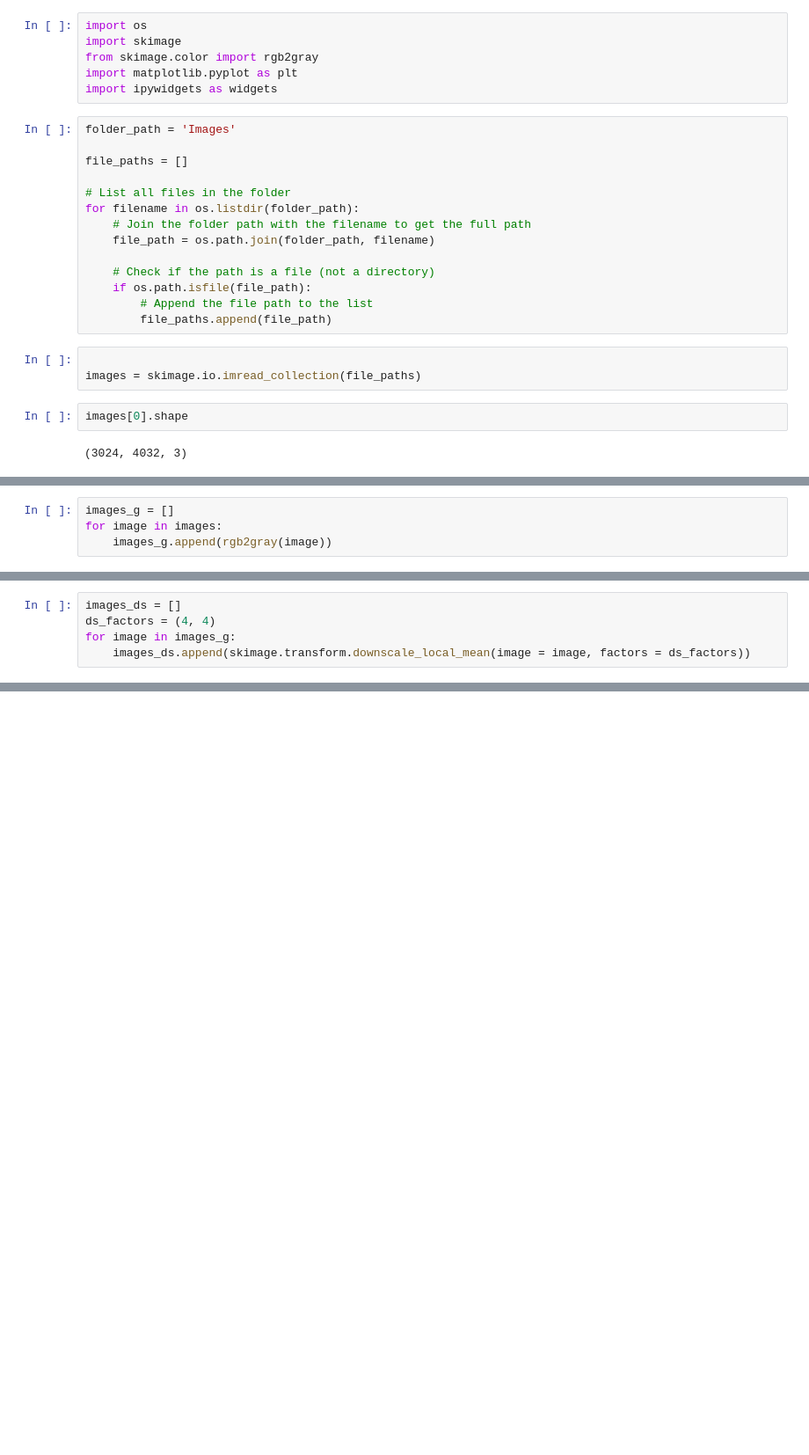
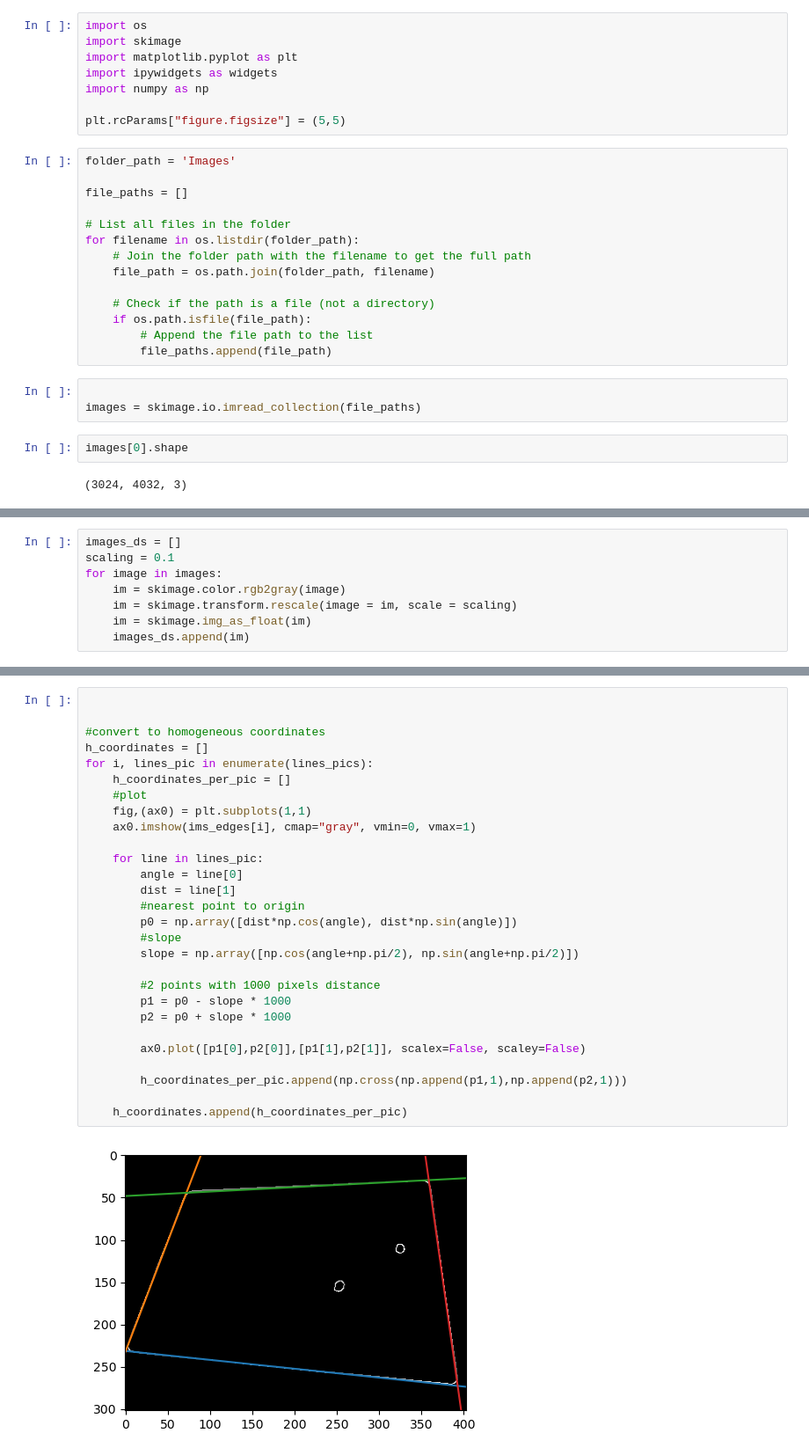
Before and after one commit to dudomatik/comp_vis, a Jupyter notebook: HW/Homework.ipynb, the cells around one changed output, grey strips where cells are left out. Shown: that part at 88% size. Saved outputs shown, nothing was run; the diff lists cells and outputs as text; blank space fills up the shorter version.

Commit message:
hw hough lines and homogeneous coordinates

```diff
--- a/HW/Homework.ipynb
+++ b/HW/Homework.ipynb
@@ -3,9 +3,11 @@
 # %%
 import os
 import skimage
-from skimage.color import rgb2gray
 import matplotlib.pyplot as plt
 import ipywidgets as widgets
+import numpy as np
+
+plt.rcParams["figure.figsize"] = (5,5)
 # %%
 folder_path = 'Images'
 
@@ -32,4 +33,0 @@ images[0].shape
-# %%
-images_g = []
-for image in images:
-    images_g.append(rgb2gray(image))
@@ -48,8 +34,11 @@ images_g[0].shape
 # %%
 images_ds = []
-ds_factors = (4, 4)
-for image in images_g:
-    images_ds.append(skimage.transform.downscale_local_mean(image = image, factors = ds_factors))
+scaling = 0.1
+for image in images:
+    im = skimage.color.rgb2gray(image)
+    im = skimage.transform.rescale(image = im, scale = scaling)
+    im = skimage.img_as_float(im)
+    images_ds.append(im)
 # %%
 @widgets.interact(image = range(len(images_ds)))
 def f(image):
@@ -70,0 +108,30 @@ IndexError: list assignment index out of range
+# %%
+
+
+#convert to homogeneous coordinates
+h_coordinates = []
+for i, lines_pic in enumerate(lines_pics):
+    h_coordinates_per_pic = []
+    #plot
+    fig,(ax0) = plt.subplots(1,1)
+    ax0.imshow(ims_edges[i], cmap="gray", vmin=0, vmax=1)
+
+    for line in lines_pic:
+        angle = line[0]
+        dist = line[1]
+        #nearest point to origin
+        p0 = np.array([dist*np.cos(angle), dist*np.sin(angle)])
+        #slope
+        slope = np.array([np.cos(angle+np.pi/2), np.sin(angle+np.pi/2)])
+
+        #2 points with 1000 pixels distance
+        p1 = p0 - slope * 1000
+        p2 = p0 + slope * 1000
+
+        ax0.plot([p1[0],p2[0]],[p1[1],p2[1]], scalex=False, scaley=False)
+
+        h_coordinates_per_pic.append(np.cross(np.append(p1,1),np.append(p2,1)))
+
+    h_coordinates.append(h_coordinates_per_pic)
+# %% [output]
+[figure, added]
```
Also changed, not shown: parts of 11 cells of this notebook, 3 other files.
